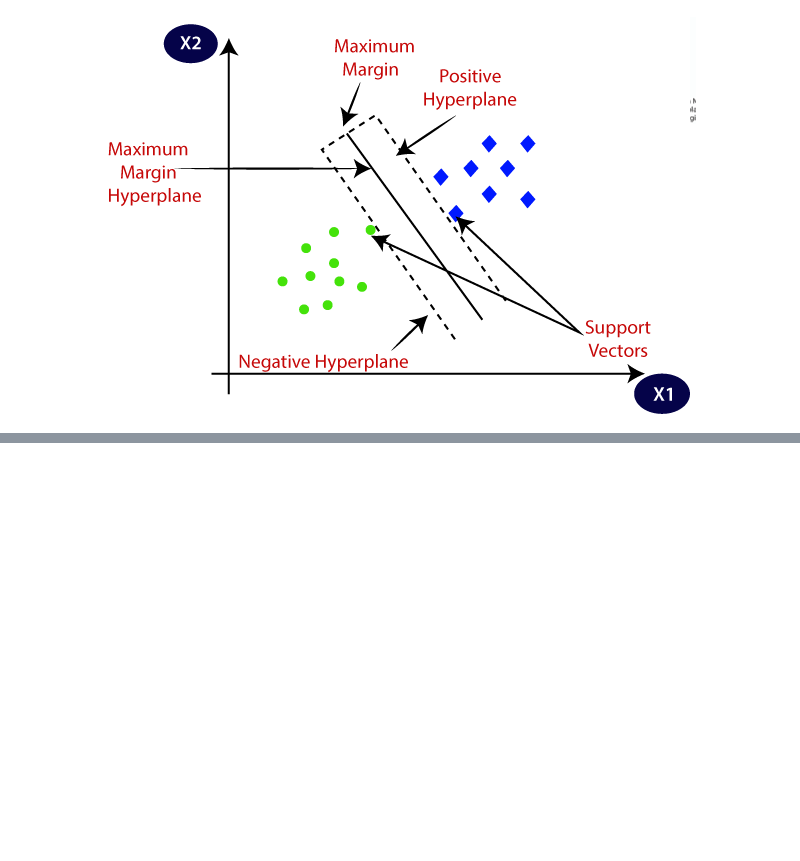
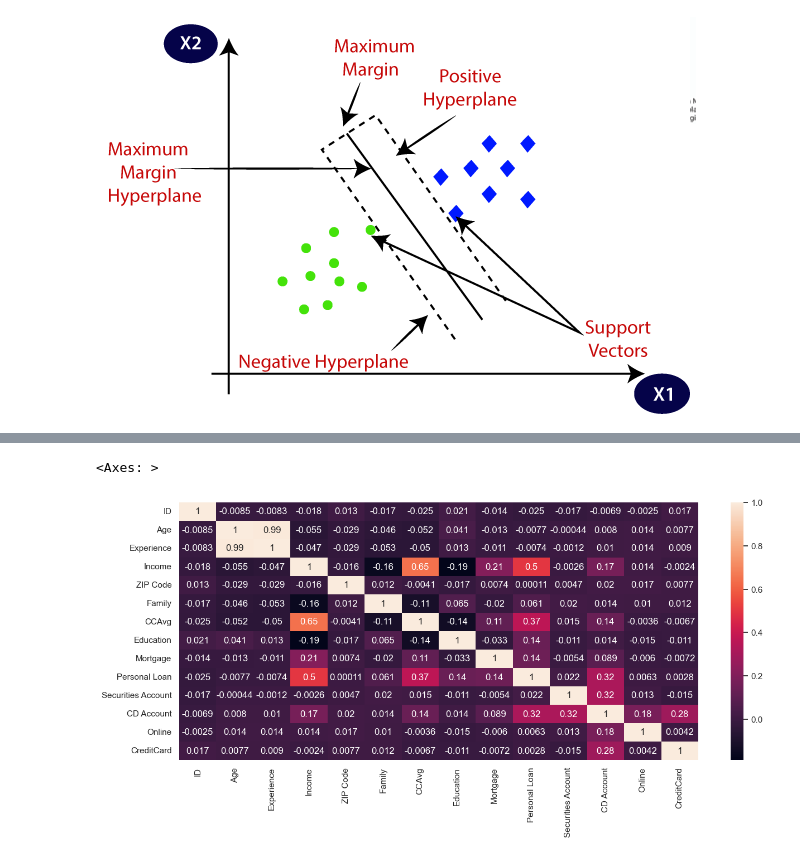
Before and after one commit to mdmahasinineuron/SVM, a Jupyter notebook: SVM.ipynb, the cells around one changed output, grey strips where cells are left out. Drawn from its saved outputs; the diff is of its cells as text; code cells hidden in the pictures; blank space fills up the shorter version.

```diff
--- a/SVM.ipynb
+++ b/SVM.ipynb
@@ -46,0 +26,3 @@ for i in centers:
+# %%
+df = pd.read_csv("UniversalBank.csv")
+df.isnull().sum()
@@ -46,0 +45,6 @@ for i in centers:
+# %%
+plt.figure(figsize=(15,6))
+sns.heatmap(df.corr(), annot= True)
+# %% [output]
+<Axes: >
+[figure, added]
```
Also changed, not shown: parts of 15 cells of this notebook.
